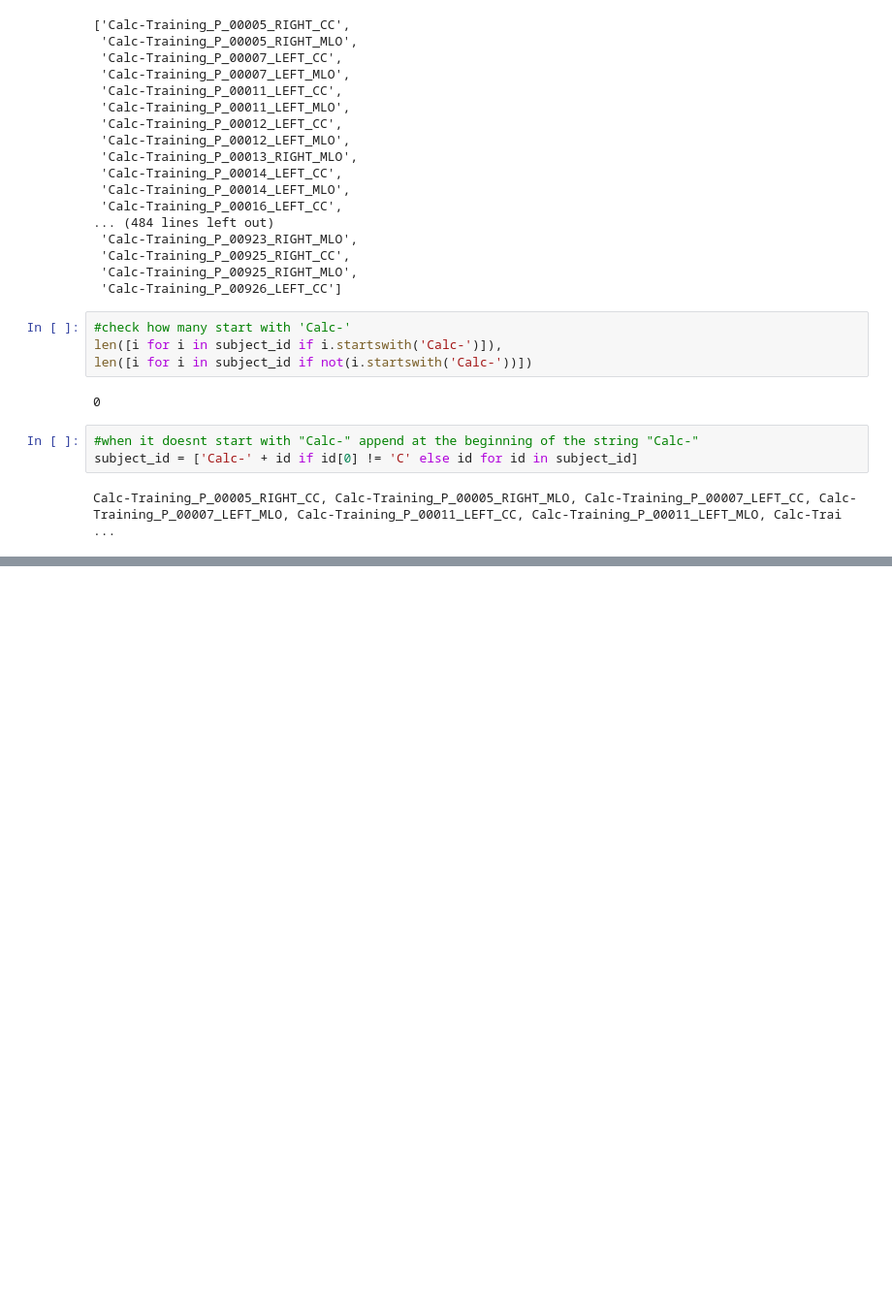
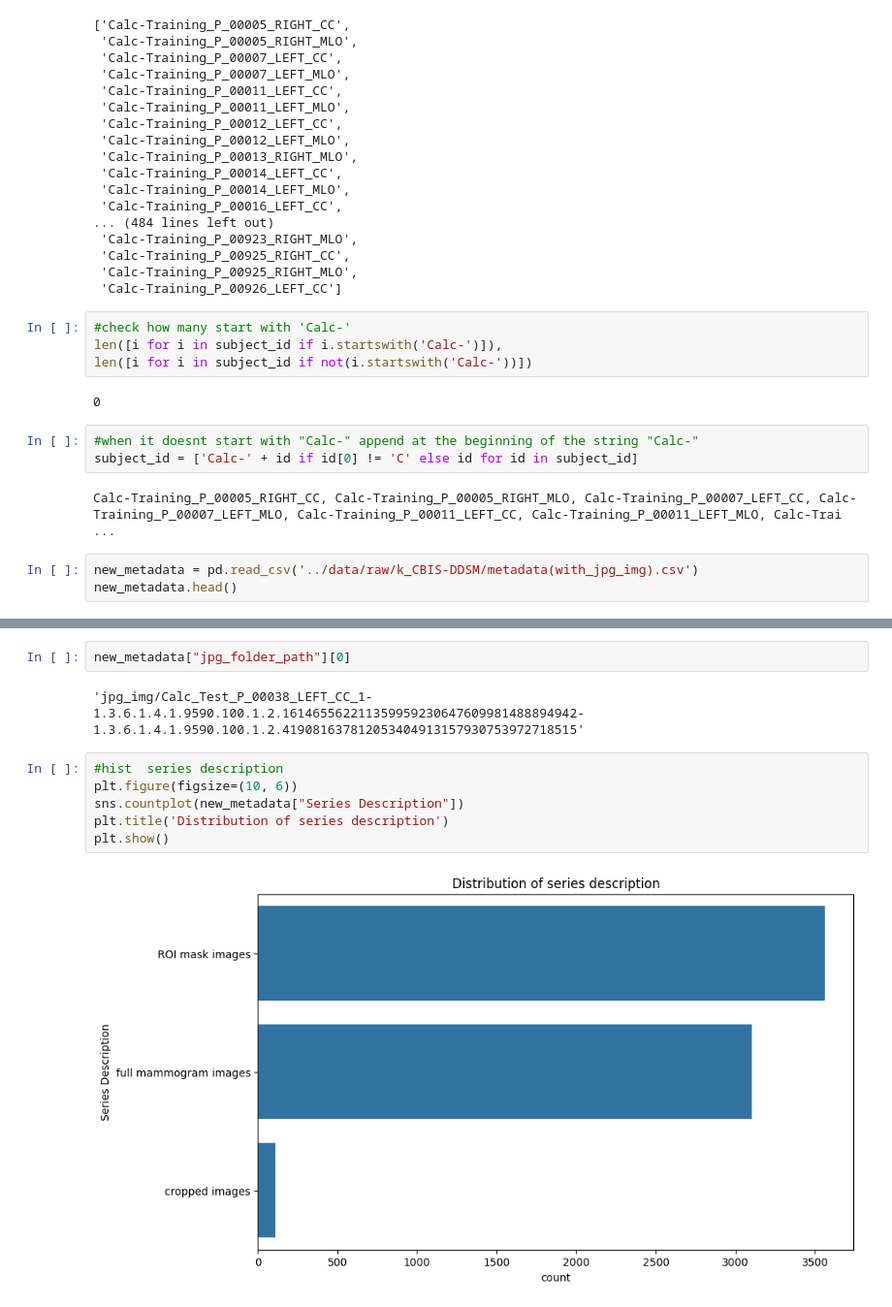
Before and after one commit to edoardotavassi/CBIS_DDSM_BreastCancer, a Jupyter notebook: notebooks/dataset_analysis.ipynb, the cells around one changed output, grey strips where cells are left out. Shown at 97% size. Drawn from its saved outputs; the diff is of its cells as text; blank space fills up the shorter version.

```diff
--- a/notebooks/dataset_analysis.ipynb
+++ b/notebooks/dataset_analysis.ipynb
@@ -554,3 +554,6 @@ len([i for i in subject_id if not(i.startswith('Calc-'))])
 subject_id = ['Calc-' + id if id[0] != 'C' else id for id in subject_id]
 # %% [output]
 Calc-Training_P_00005_RIGHT_CC, Calc-Training_P_00005_RIGHT_MLO, Calc-Training_P_00007_LEFT_CC, Calc-Training_P_00007_LEFT_MLO, Calc-Training_P_00011_LEFT_CC, Calc-Training_P_00011_LEFT_MLO, Calc-Trai ...
+# %%
+new_metadata = pd.read_csv('../data/raw/k_CBIS-DDSM/metadata(with_jpg_img).csv')
+new_metadata.head()
@@ -556,0 +567,12 @@ Calc-Training_P_00005_RIGHT_CC, Calc-Training_P_00005_RIGHT_MLO, Calc-Training_P
+# %%
+new_metadata["jpg_folder_path"][0]
+# %% [output]
+'jpg_img/Calc_Test_P_00038_LEFT_CC_1-1.3.6.1.4.1.9590.100.1.2.161465562211359959230647609981488894942-1.3.6.1.4.1.9590.100.1.2.419081637812053404913157930753972718515'
+# %%
+#hist  series description
+plt.figure(figsize=(10, 6))
+sns.countplot(new_metadata["Series Description"])
+plt.title('Distribution of series description')
+plt.show()
+# %% [output]
+[figure, added]
```
Also changed, not shown: parts of 1 cell of this notebook, 2 other files.
